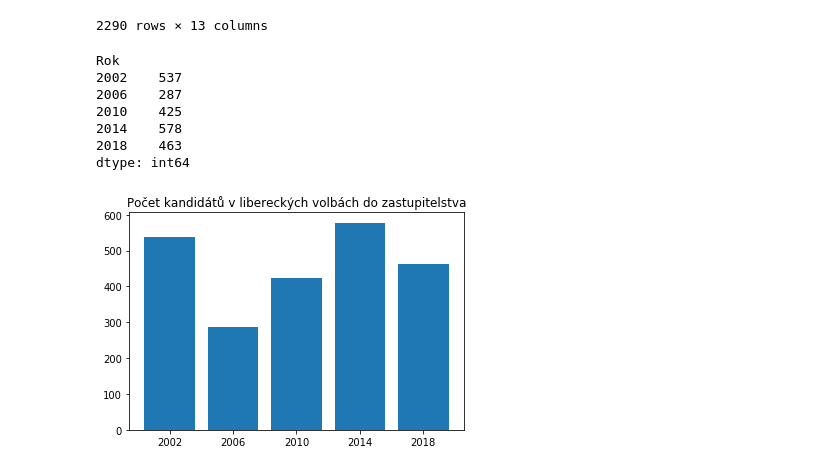
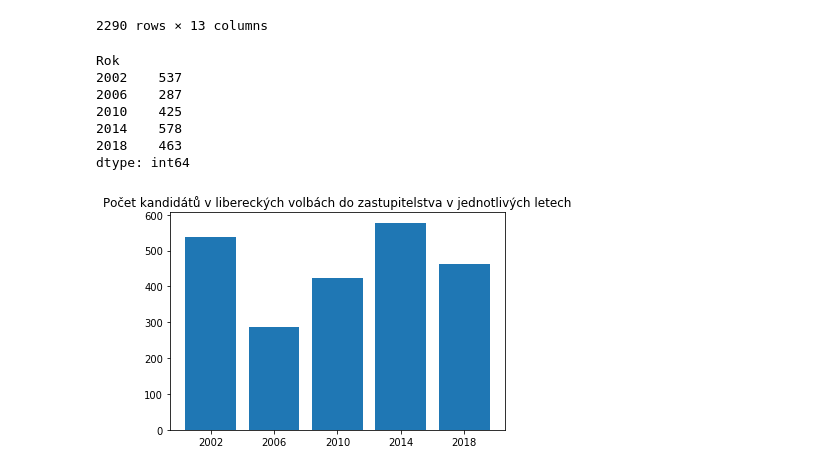
Before and after one commit to zidcenek/BI-VZD-2019-zidcenek, a Jupyter notebook: 01/homework_01_B191.ipynb, the cells around one changed output. Saved outputs shown, nothing was run; the diff lists cells and outputs as text; code cells hidden in the pictures.

Commit message:
added some visualization

```diff
--- a/01/homework_01_B191.ipynb
+++ b/01/homework_01_B191.ipynb
@@ -236,19 +236,19 @@ data2 = pd.read_csv('people_data.csv', na_values=["", "-"])
 # %%
 data = data2.groupby(["Rok"]).size()
 display(data[data.keys()])
 plt.bar(range(len(data)), list(data[data.keys()]), align='center')
 plt.xticks(range(len(data)), list(data.keys()))
-plt.title("Počet kandidátů v libereckých volbách do zastupitelstva")
+plt.title("Počet kandidátů v libereckých volbách do zastupitelstva v jednotlivých letech")
 plt.show()
 # %% [output]
 Rok
 2002    537
 2006    287
 2010    425
 2014    578
 2018    463
 dtype: int64
-[figure, old version]
+[figure, new version]
 # %%
 data = pd.read_csv('people_data.csv', na_values=["", "-"])
 data["Tituly"] = pd.isna(data2["Tituly"])
```
Also changed, not shown: parts of 6 cells of this notebook.
